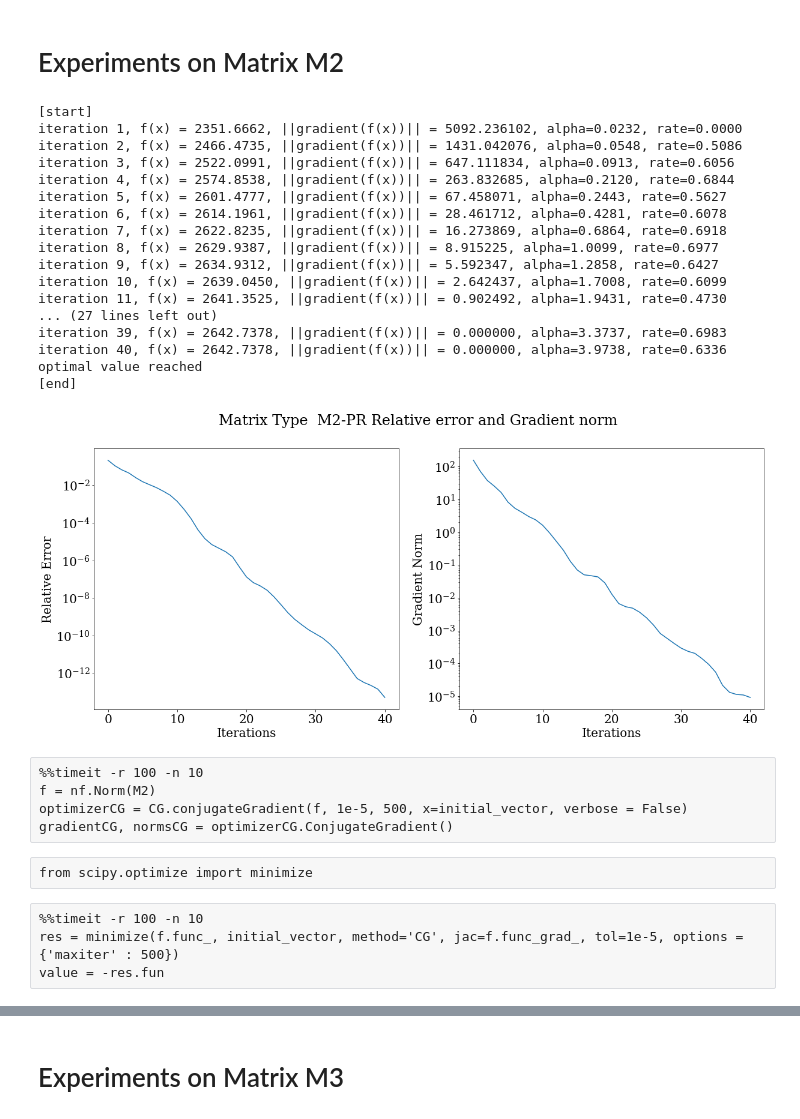
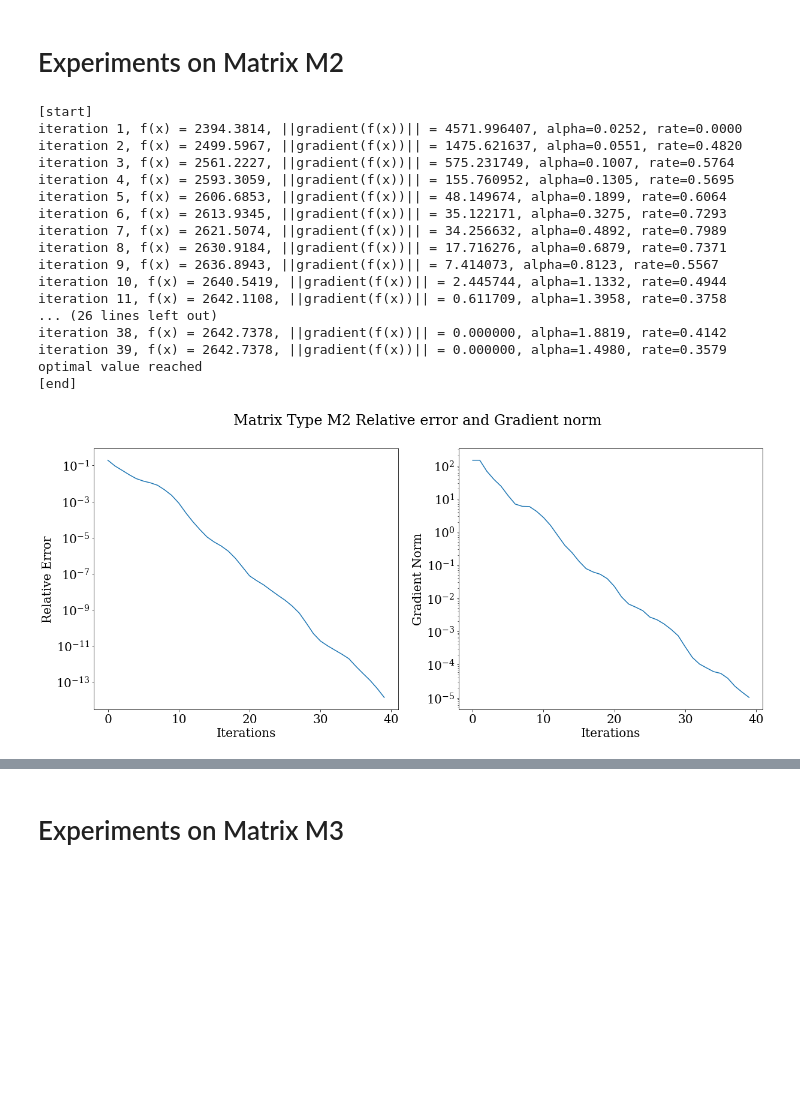
Before and after one commit to vlnraf/CM-project, a Jupyter notebook: CG-PR.ipynb, the cells around one changed output, grey strips where cells are left out. Drawn from its saved outputs; the diff is of its cells as text; code cells hidden in the pictures; blank space fills up the shorter version.

```diff
--- a/CG-PR.ipynb
+++ b/CG-PR.ipynb
@@ -71,42 +75,31 @@ gradientsCG = []
 # %%
 f = nf.Norm(M2)
 # %%
-initial_vector = f.init_x()
+x0 = generate_starting_point(f.dim)
 # %%
 norm = la.norm(M2, ord=2) ** 2
 # %%
-optimizerCG = CG.conjugateGradient(f, initial_vector, 1e-5, norm, method='PR', verbose = True)
+optimizerCG = CG.conjugateGradient(f, x0, 1e-5, norm, method='PR', verbose = True)
 gradientsCG, normsCG, errorsCG = optimizerCG.run(500)
 # %% [output]
 [start]
-iteration 1, f(x) = 2351.6662, ||gradient(f(x))|| = 5092.236102, alpha=0.0232, rate=0.0000
-iteration 2, f(x) = 2466.4735, ||gradient(f(x))|| = 1431.042076, alpha=0.0548, rate=0.5086
-iteration 3, f(x) = 2522.0991, ||gradient(f(x))|| = 647.111834, alpha=0.0913, rate=0.6056
-iteration 4, f(x) = 2574.8538, ||gradient(f(x))|| = 263.832685, alpha=0.2120, rate=0.6844
-iteration 5, f(x) = 2601.4777, ||gradient(f(x))|| = 67.458071, alpha=0.2443, rate=0.5627
-iteration 6, f(x) = 2614.1961, ||gradient(f(x))|| = 28.461712, alpha=0.4281, rate=0.6078
-iteration 7, f(x) = 2622.8235, ||gradient(f(x))|| = 16.273869, alpha=0.6864, rate=0.6918
-iteration 8, f(x) = 2629.9387, ||gradient(f(x))|| = 8.915225, alpha=1.0099, rate=0.6977
-iteration 9, f(x) = 2634.9312, ||gradient(f(x))|| = 5.592347, alpha=1.2858, rate=0.6427
-iteration 10, f(x) = 2639.0450, ||gradient(f(x))|| = 2.642437, alpha=1.7008, rate=0.6099
-iteration 11, f(x) = 2641.3525, ||gradient(f(x))|| = 0.902492, alpha=1.9431, rate=0.4730
-... (27 lines left out)
-iteration 39, f(x) = 2642.7378, ||gradient(f(x))|| = 0.000000, alpha=3.3737, rate=0.6983
-iteration 40, f(x) = 2642.7378, ||gradient(f(x))|| = 0.000000, alpha=3.9738, rate=0.6336
+iteration 1, f(x) = 2394.3814, ||gradient(f(x))|| = 4571.996407, alpha=0.0252, rate=0.0000
+iteration 2, f(x) = 2499.5967, ||gradient(f(x))|| = 1475.621637, alpha=0.0551, rate=0.4820
+iteration 3, f(x) = 2561.2227, ||gradient(f(x))|| = 575.231749, alpha=0.1007, rate=0.5764
+iteration 4, f(x) = 2593.3059, ||gradient(f(x))|| = 155.760952, alpha=0.1305, rate=0.5695
+iteration 5, f(x) = 2606.6853, ||gradient(f(x))|| = 48.149674, alpha=0.1899, rate=0.6064
+iteration 6, f(x) = 2613.9345, ||gradient(f(x))|| = 35.122171, alpha=0.3275, rate=0.7293
+iteration 7, f(x) = 2621.5074, ||gradient(f(x))|| = 34.256632, alpha=0.4892, rate=0.7989
+iteration 8, f(x) = 2630.9184, ||gradient(f(x))|| = 17.716276, alpha=0.6879, rate=0.7371
+iteration 9, f(x) = 2636.8943, ||gradient(f(x))|| = 7.414073, alpha=0.8123, rate=0.5567
+iteration 10, f(x) = 2640.5419, ||gradient(f(x))|| = 2.445744, alpha=1.1332, rate=0.4944
+iteration 11, f(x) = 2642.1108, ||gradient(f(x))|| = 0.611709, alpha=1.3958, rate=0.3758
+... (26 lines left out)
+iteration 38, f(x) = 2642.7378, ||gradient(f(x))|| = 0.000000, alpha=1.8819, rate=0.4142
+iteration 39, f(x) = 2642.7378, ||gradient(f(x))|| = 0.000000, alpha=1.4980, rate=0.3579
 optimal value reached
 [end]
 # %%
-make_plot(gradientsCG, errorsCG, plot_path='CG-PR/', type='M2-PR')
+make_plot(gradientsCG, errorsCG, plot_path='CG-PR/', type='M2')
 # %% [output]
-[figure, old version]
+[figure, new version]
-# %% [raw]
-%%timeit -r 100 -n 10
-f = nf.Norm(M2)
-optimizerCG = CG.conjugateGradient(f, 1e-5, 500, x=initial_vector, verbose = False)
-gradientCG, normsCG = optimizerCG.ConjugateGradient()
-# %% [raw]
-from scipy.optimize import minimize
-# %% [raw]
-%%timeit -r 100 -n 10
-res = minimize(f.func_, initial_vector, method='CG', jac=f.func_grad_, tol=1e-5, options = {'maxiter' : 500})
-value = -res.fun
```
Also changed, not shown: parts of 41 cells of this notebook, 6 other files.
